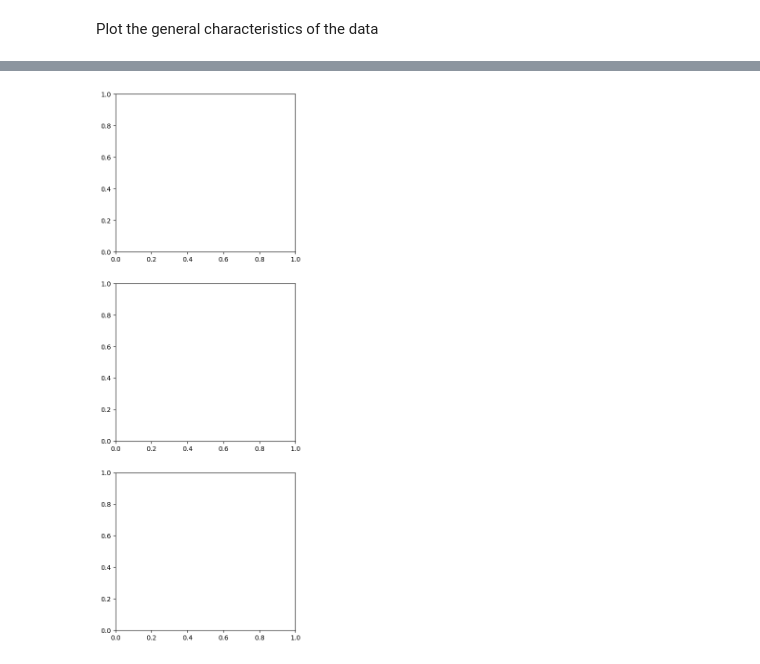
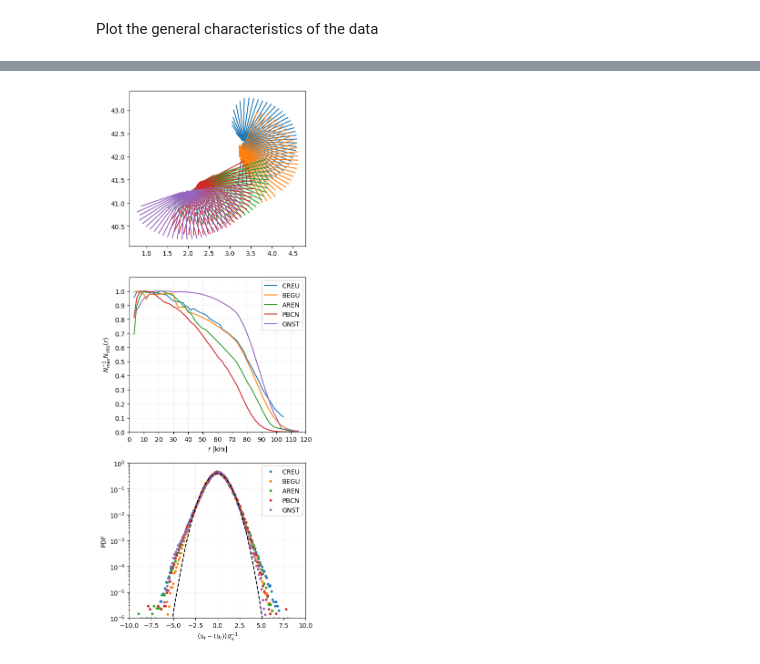
Before and after one commit to jisernfontanet/hfradar, a Jupyter notebook: tutorials/estimate_noise_l2_data.ipynb, the cells around one changed output, grey strips where cells are left out. Cells and saved outputs as stored; diff of their text form; code cells hidden in the pictures.

```diff
--- a/tutorials/estimate_noise_l2_data.ipynb
+++ b/tutorials/estimate_noise_l2_data.ipynb
@@ -68,7 +65,0 @@ Get the list of stations and files
-# %%
-hfrfiles = {}            # Data files
-
-for file in glob.glob(datapath + 'RDLm_????_*l2b.nc'):
-    name = os.path.basename(file).split('_')[1]
-    hfrfiles.update({name:file})
-    print(name + ':', file)
@@ -112,5 +151,5 @@ Assign colors to each station
 # %%
 hfrcolors = {}           # Colors for each HFR station
 
-for i, station in enumerate(hfrstations):
-    hfrcolors.update({station: refcolors[i]})
+for i, site in enumerate(hfrsites):
+    hfrcolors.update({site: refcolors[i]})
@@ -119,4 +155,0 @@ Get the number of valid points at each position using the Primary Flag ('PRIM').
-# %%
-for station in hfrdata.keys():
-    hfrdata[station]['nobs'] = hfrdata[station]['PRIM'].sum(dim='time').astype(int)
-    hfrdata[station]['nobs'].attrs["long_name"] = 'Number of observations'
@@ -196,9 +168,64 @@ Plot the general characteristics of the data
 # %%
 fig, ax = plt.subplots(3, 1, figsize=(5, 15))
 
-for station in hfrdata.keys():
-    lon = hfrdata[station]['lon'].mean(dim='time')
-    print(lon)
-    #ax[0].plot(hfrdata[station]['lon'].sel(time=0), hfrdata[station]['lat'].sel(time=0), '.')
-    #nobs = hfrdata[station]['nobs'].data
+for site in hfrsites:
+
+    # Get the data
+
+    nr = hfrdata[site].sizes['range']
+    nb = hfrdata[site].sizes['bearing']
+
+    ur = hfrdata[site].VELO.data
+    flag = hfrdata[site].PRIM.data
+    range = hfrdata[site].range.data
+    lon = hfrdata[site].lon.data
+    lat = hfrdata[site].lat.data
+    #nobs = hfrdata[site].nobs.data
+    nobs = hfrdata[site].nobs.sum(dim='time').astype(int)
+
+    # Fill the map
+
+    for i in np.arange(nb):
+        index = nobs[:, i] > 1
+        ax[0].plot(lon[index, i], lat[index, i], color=hfrcolors[site], label=site)
+
+    # Fill the data distribution
+
+    n = np.sum(nobs, axis=-1)
+    ax[1].plot(range, n / np.max(n), color=hfrcolors[site], label=site)
+
+    # Fill velocity PDFs
+
+    index = flag == 1
+    aux = (ur[index] - np.mean(ur[index])) / np.std(ur[index])
+    pdf, x = np.histogram(aux, density=True, bins=100)
+    x = (np.roll(x, -1) + x)[:-1] / 2
+    ax[2].semilogy(x, pdf, '.', color=hfrcolors[site], label=site)
+
+    print(site, np.mean(ur[index]), np.std(ur[index]))
+
+# Properties of the n(r) plot
+
+a = ax[1]
+a.set_xlabel('$r$ [km]')
+a.grid(True, alpha=0.2)
+a.set_xticks(np.linspace(0, 120, num=13))
+a.set_xlim(0, 120)
+a.legend()
+a.set_ylabel('$N_{max}^{-1}N_{obs}(r)$')
+a.set_yticks(np.linspace(0, 1, num=11))
+a.set_ylim(0, 1.1)
+
+# Velocity PDF
+
+a = ax[2]
+x = np.linspace(-10, 10, num=100)
+y = np.exp(- x ** 2 / 2) / np.sqrt(2 * np.pi)
+a.plot(x, y, 'k--')
+a.set_xlabel('$(u_r-\\langle u_r\\rangle)\\sigma_u^{-1}$')
+a.set_xlim(-10, 10)
+a.grid(True, alpha=0.2)
+a.legend()
+a.set_ylabel('PDF')
+a.set_ylim(1e-6, 1);
 # %% [output]
@@ -222 +237 @@ Coordinates:
-[figure, old version]
+[figure, new version]
```
Also changed, not shown: parts of 16 cells of this notebook.
